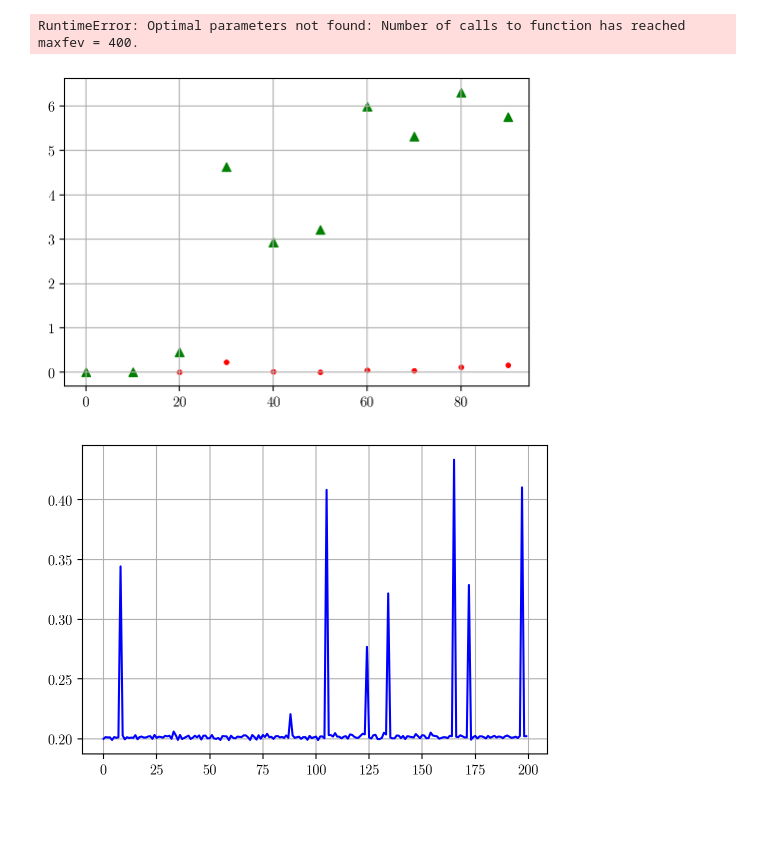
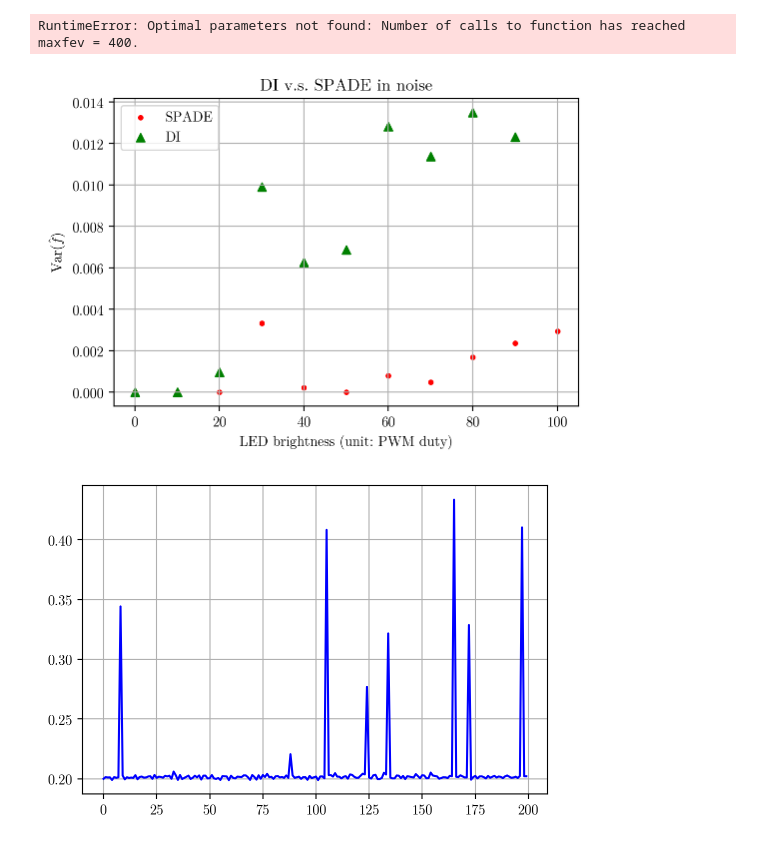
Before and after one commit to huchaoning/freqest-draft, a Jupyter notebook: noisy.ipynb, the cells around one changed output. Saved outputs shown, nothing was run; the diff lists cells and outputs as text; code cells hidden in the pictures; blank space fills up the shorter version.

```diff
--- a/noisy.ipynb
+++ b/noisy.ipynb
@@ -4,33 +4,45 @@ from myutils import *
 # %%
 root = r'h:\noisy\20241110'
 # %%
-for duty in np.arange(0, 101, 10):
-    raw = np.load(os.path.join(root, f'di_0.2_raw_{duty}.npy'))
-    timestamp = np.load(os.path.join(root, f'di_0.2_timestamp_{duty}.npy'))
+# for duty in np.arange(0, 101, 10):
+#     raw = np.load(os.path.join(root, f'di_0.2_raw_{duty}.npy'))
+#     timestamp = np.load(os.path.join(root, f'di_0.2_timestamp_{duty}.npy'))
 
-    meta = MetaData('DI', 0.2, 5*DMD.PIXEL_SIZE/2, timestamp)
+#     meta = MetaData('DI', 0.2, 5*DMD.PIXEL_SIZE/2, timestamp)
 
-    c = FrequencyEstimation.FromRaw(raw, meta)
+#     c = FrequencyEstimation.FromRaw(raw, meta)
 
-    c.savez(f'__estimates__/noisy/di_0.2_{duty}.npz')
+#     c.savez(f'__estimates__/noisy/di_0.2_{duty}.npz')
 # %% [output]
 RuntimeError: Optimal parameters not found: Number of calls to function has reached maxfev = 400.
 # %%
 di_pn = LoadEstimates(f'__estimates__/noisy/di_0.2_0.npz').photons.mean()
 spade_pn = LoadEstimates(f'__estimates__/noisy/spade_0.2_0.npz').photons.mean()
+
+di_y, spade_y = [], []
 
 for duty in np.arange(0, 100, 10):
     for m in ('spade', 'di'):
         c = LoadEstimates(f'__estimates__/noisy/{m}_0.2_{duty}.npz')
         if m == 'spade':
-            scatter(duty, c.frequency_estimates.var(ddof=1) * spade_pn, c='r', marker='.')
+            spade_y.append(c.frequency_estimates.var(ddof=1) * 1)
 
         if m == 'di':
-            scatter(duty, c.frequency_estimates.var(ddof=1) * di_pn, c='g', marker='^')
+            di_y.append(c.frequency_estimates.var(ddof=1) * 1)
+
+c = LoadEstimates(f'__estimates__/noisy/spade_0.2_100.npz')
+spade_y.append(c.frequency_estimates.var(ddof=1) * 1)
+
+scatter(np.arange(0, 101, 10), spade_y, c='r', marker='.', label='SPADE')
+scatter(np.arange(0, 100, 10), di_y, c='g', marker='^', label='DI')
 
 # plot(ylim=(-0.0001, 0.0001))
+plt.xlabel('LED brightness (unit: PWM duty)')
+plt.ylabel(r'${\rm Var}(\hat f)$')
+plt.title('DI v.s. SPADE in noise')
+plt.show()
 # %% [output]
-[figure, old version]
+[figure, new version]
 # %%
 c = LoadEstimates(f'__estimates__/noisy/di_0.2_20.npz')
 plot(c.frequency_estimates)
```
Also changed, not shown: 1 other file.
